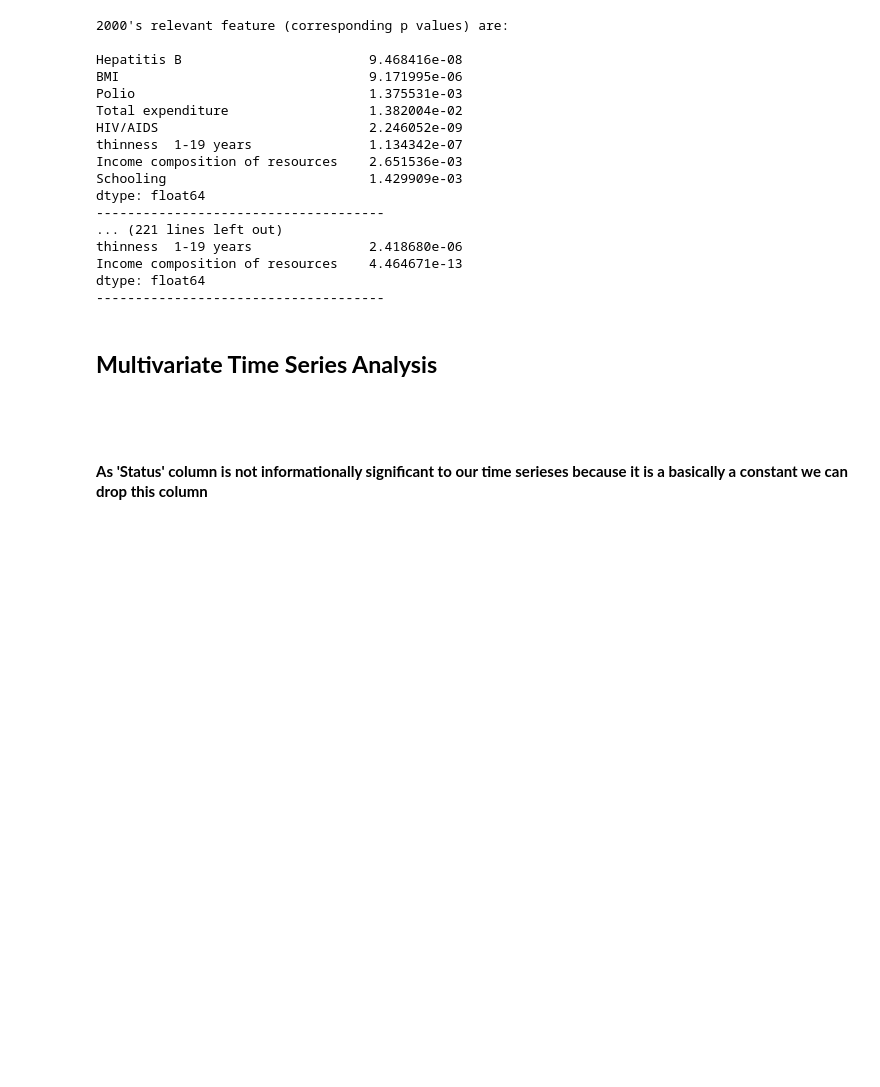
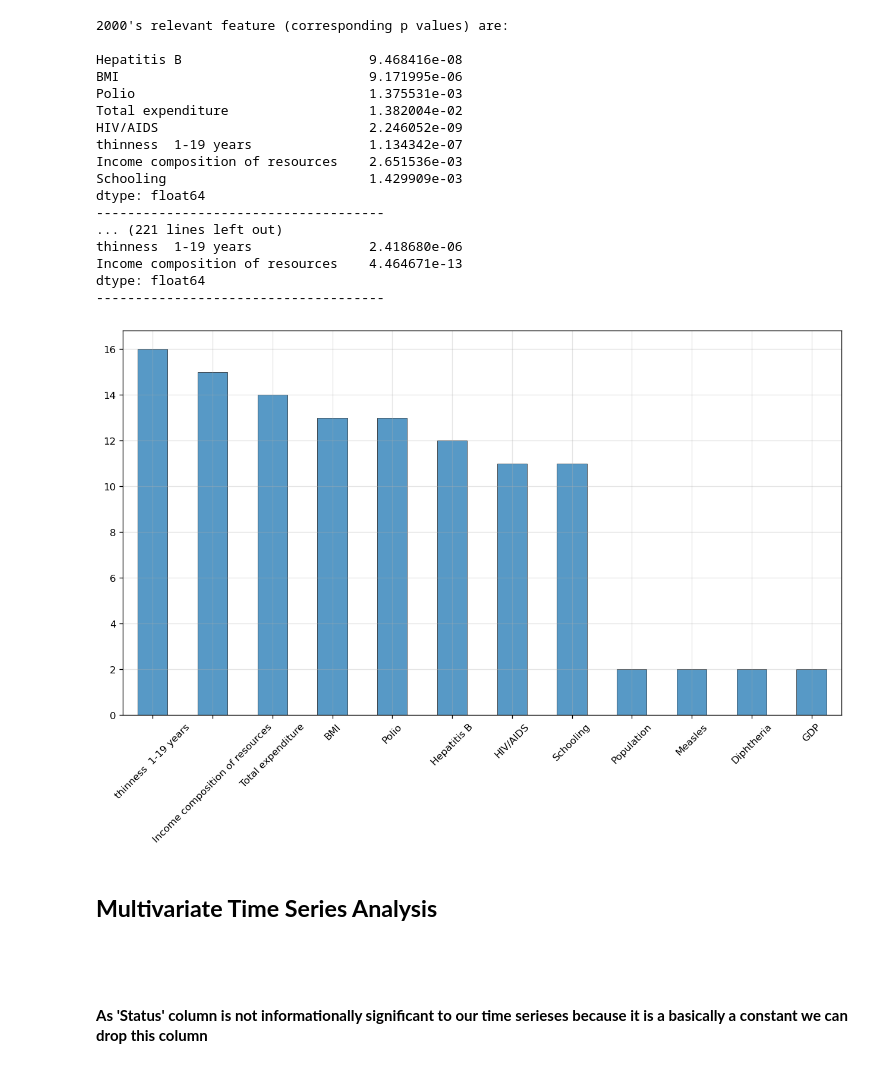
Before and after one commit to AidarbekPapakov/ds-solo-project, a Jupyter notebook: life_exp.ipynb, the cells around one changed output. Saved outputs shown, nothing was run; the diff lists cells and outputs as text; code cells hidden in the pictures; blank space fills up the shorter version.

Commit message:
add visualization of the most important features

```diff
--- a/life_exp.ipynb
+++ b/life_exp.ipynb
@@ -358,6 +358,26 @@ thinness  1-19 years               2.418680e-06
 Income composition of resources    4.464671e-13
 dtype: float64
 -------------------------------------
+# %%
+most_important_features = {}
+
+for year in linreg_results.keys():
+    important_features_per_year = linreg_results[year].pvalues[linreg_results[year].pvalues<0.05].index
+
+    for important_feature in important_features_per_year:
+        if important_feature in most_important_features.keys():
+            most_important_features[important_feature]+=1
+        else:
+            most_important_features[important_feature]=1
+
+
+fig, ax = plt.subplots(figsize = (13,7), dpi=120)
+
+pd.Series(most_important_features).sort_values(ascending=False).plot(kind="bar", ax=ax, edgecolor="black",linewidth=0.5, alpha=0.75)
+plt.xticks(rotation=45)
+plt.show()
+# %% [output]
+[figure, added]
 # %% [markdown]
 **<h2>**Multivariate Time Series Analysis**</h2>**
 
```
